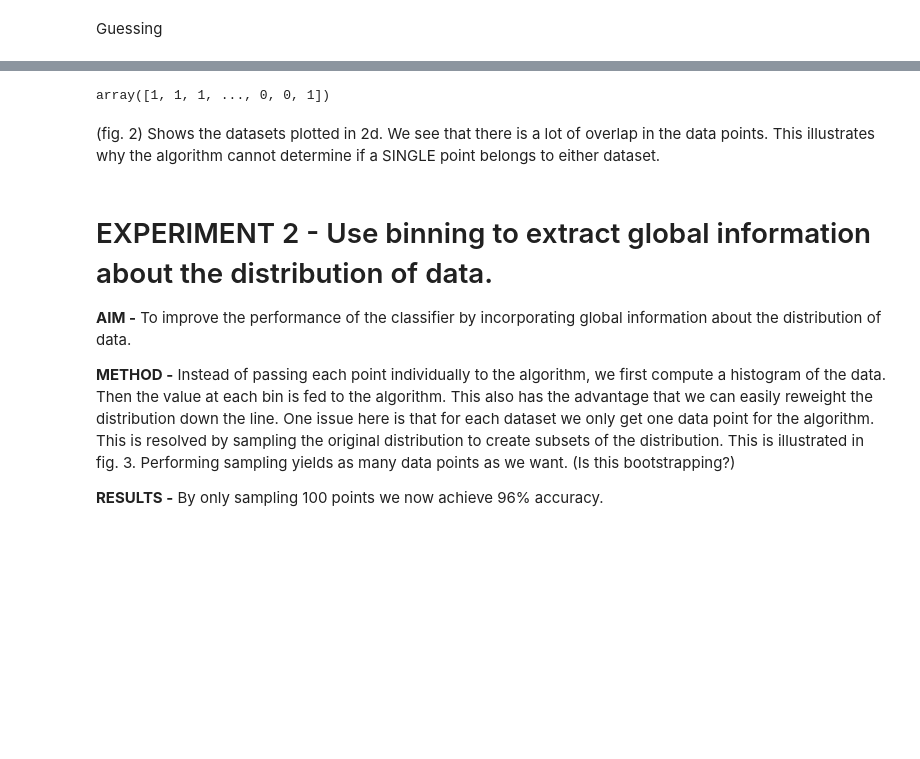
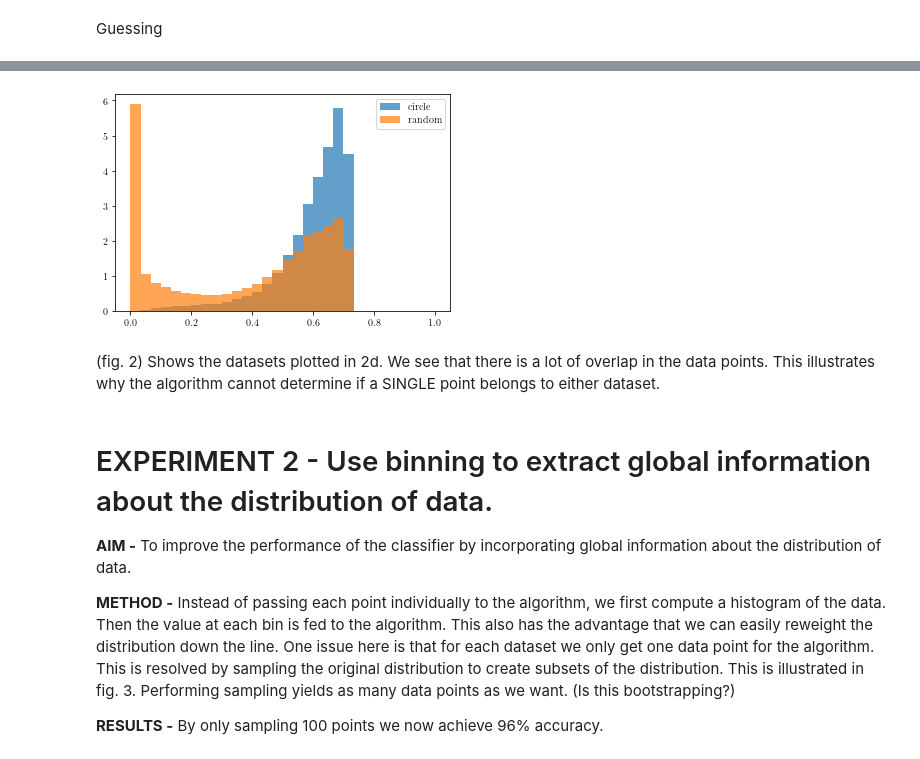
Before and after one commit to oskberg/new-physics, a Jupyter notebook: toy_data/flavio_tests/ml_distributions.ipynb, the cells around one changed output, grey strips where cells are left out. Cells and saved outputs as stored; diff of their text form; code cells hidden in the pictures; blank space fills up the shorter version.

```diff
--- a/toy_data/flavio_tests/ml_distributions.ipynb
+++ b/toy_data/flavio_tests/ml_distributions.ipynb
@@ -104,7 +104,13 @@ plt.scatter(x_train['x'].iloc[:3000], x_train['y'].iloc[:3000], c=y_train[:3000]
-# %%
-y_test
-# %% [output]
-array([1, 1, 1, ..., 0, 0, 1])
+# %%
+probs = mlpCl.predict_proba(combined[['x','y']])[:,0]
+# %%
+circle_mask = combined['dataset'] == 'circle'
+plt.hist(probs[circle_mask], alpha=0.7, bins=np.linspace(0,1,31), density=True, label='circle')
+plt.hist(probs[~circle_mask], alpha=0.7, bins=np.linspace(0,1,31), density=True, label='random')
+plt.legend()
+plt.show()
+# %% [output]
+[figure, added]
 # %% [markdown]
 (fig. 2) Shows the datasets plotted in 2d. We see that there is a lot of overlap in the data points. This illustrates why the algorithm cannot determine if a SINGLE point belongs to either dataset.
 # %% [markdown]
```
Also changed, not shown: parts of 38 cells of this notebook, 6 other files.
